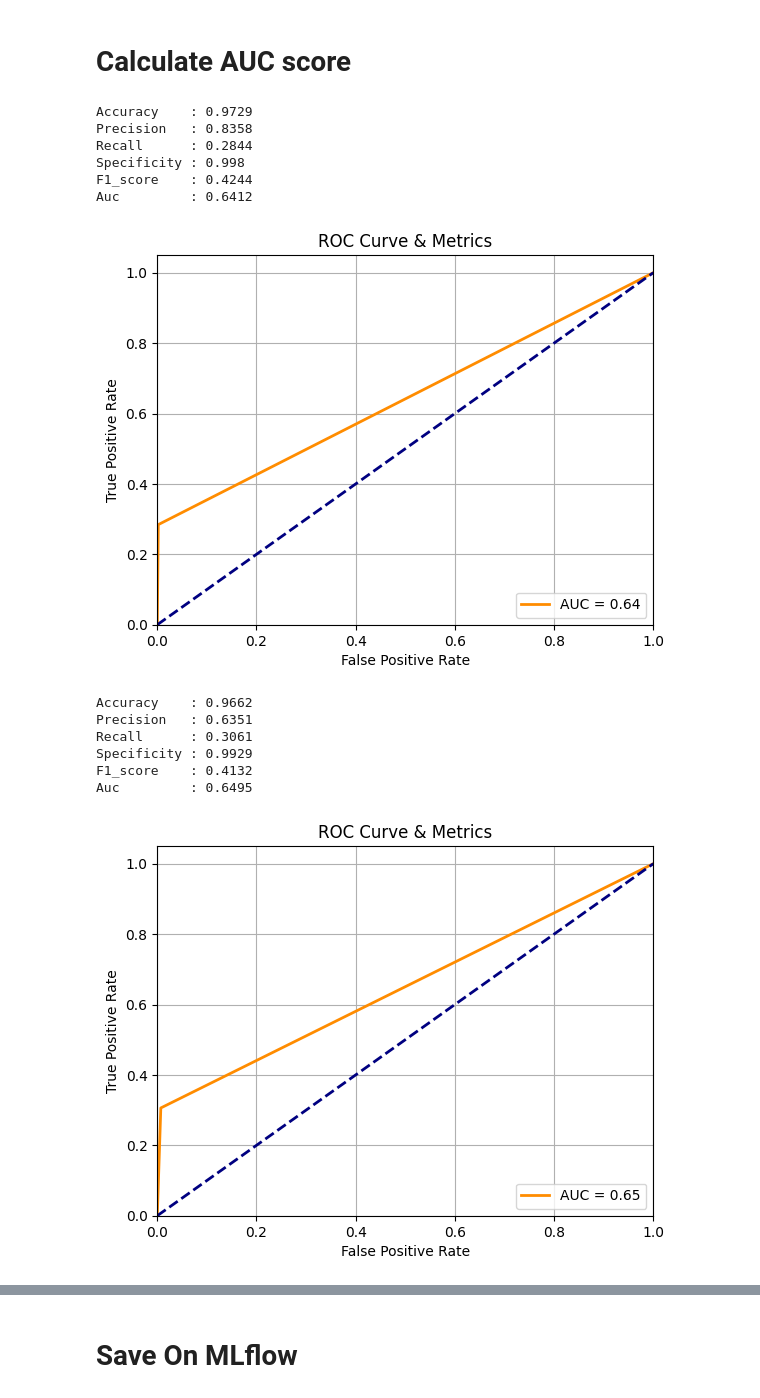
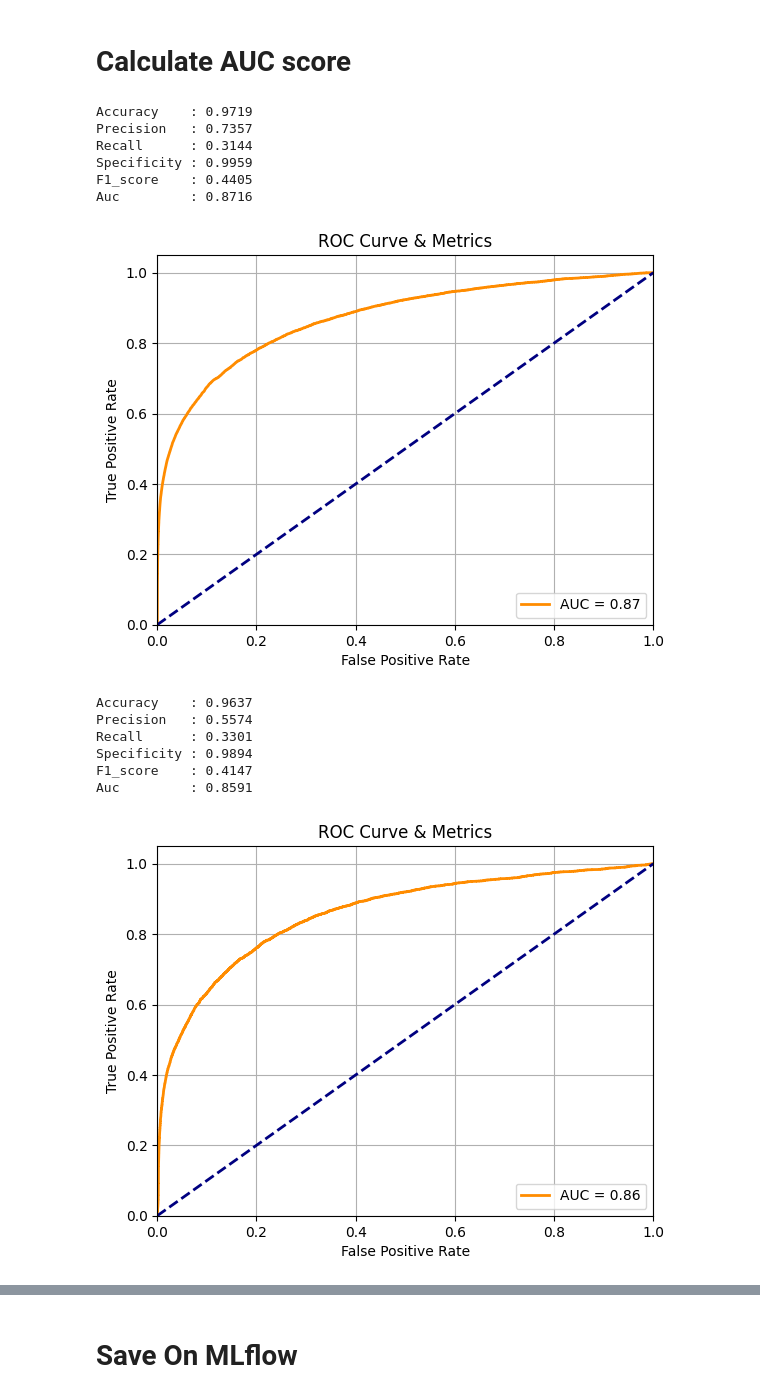
Before and after one commit to nmach22/Fraud-Detection-ml, a Jupyter notebook: model-experiment-logisticregression.ipynb, the cells around one changed output, grey strips where cells are left out. Cells and saved outputs as stored; diff of their text form; code cells hidden in the pictures.

Commit message:
Kaggle Notebook | model_experiment_LogisticRegression | imb pipeline

```diff
--- a/model-experiment-logisticregression.ipynb
+++ b/model-experiment-logisticregression.ipynb
@@ -233,8 +243,8 @@ class Preprocessor(BaseEstimator, TransformerMixin):
 
         return X_transformed
 # %%
-my_preprocessor = Preprocessor(categorical_columns, numerical_columns, columns_to_delete)
+# my_preprocessor = Preprocessor(categorical_columns, numerical_columns, columns_to_delete)
 
-my_preprocessor.fit(X_transaction_train_df, y_transaction_train_df)
-X_trans_train_transformed = my_preprocessor.transform(X_transaction_train_df)
-X_trans_test_transformed = my_preprocessor.transform(X_transaction_test_df)
+# my_preprocessor.fit(X_transaction_train_df, y_transaction_train_df)
+# X_trans_train_transformed = my_preprocessor.transform(X_transaction_train_df)
+# X_trans_test_transformed = my_preprocessor.transform(X_transaction_test_df)
@@ -247,12 +253,18 @@ X_trans_test_transformed = my_preprocessor.transform(X_transaction_test_df)
 # %%
 from sklearn.pipeline import Pipeline
+from imblearn.pipeline import Pipeline as ImbPipeline
+from imblearn.under_sampling import RandomUnderSampler
 from sklearn.preprocessing import StandardScaler
 from sklearn.linear_model import LogisticRegression
 
 model = LogisticRegression(max_iter=1700)
 preprocessor = Preprocessor(categorical_columns, numerical_columns, columns_to_delete)
 
-pipeline = Pipeline([
+sampler = RandomUnderSampler(random_state=42, sampling_strategy=0.2)
+
+# Imbalanced-learn pipeline
+pipeline = ImbPipeline(steps=[
+    ('undersampler', sampler),  # Undersampling step
     ('preprocess', preprocessor),
     ('scaler', StandardScaler()),
     ('model', model)
@@ -260,6 +272,6 @@ pipeline = Pipeline([
 
 pipeline.fit(X_transaction_train_df, y_transaction_train_df)
 
-preds_train = pipeline.predict(X_transaction_train_df)
-preds_val = pipeline.predict(X_transaction_val_df)
-preds_test = pipeline.predict(X_transaction_test_df)
+# preds_train = pipeline.predict(X_transaction_train_df)
+# preds_val = pipeline.predict(X_transaction_val_df)
+# preds_test = pipeline.predict(X_transaction_test_df)
@@ -266,3 +296,7 @@ preds_test = pipeline.predict(X_transaction_test_df)
+# %%
+preds_train = pipeline.predict_proba(X_transaction_train_df)[:, 1]
+preds_val = pipeline.predict_proba(X_transaction_val_df)[:, 1]
+preds_test = pipeline.predict_proba(X_transaction_test_df)[:, 1]
 # %% [markdown]
 # Calculate AUC score
 # %%
@@ -321,21 +355,21 @@ def plot_roc_and_get_metrics(y_true, y_pred_proba, threshold=0.5, title='ROC Cur
 
     return metrics
 # %%
-plot_roc_and_get_metrics(y_transaction_train_df, preds_train, threshold=0.5)
-plot_roc_and_get_metrics(y_transaction_val_df, preds_val, threshold=0.5)
-metrics_for_test_set = plot_roc_and_get_metrics(y_transaction_test_df, preds_test, threshold=0.5)
+plot_roc_and_get_metrics(y_transaction_train_df, preds_train, threshold=0.8)
+plot_roc_and_get_metrics(y_transaction_val_df, preds_val, threshold=0.8)
+metrics_for_test_set = plot_roc_and_get_metrics(y_transaction_test_df, preds_test, threshold=0.8)
 # %% [output]
-Accuracy    : 0.9729
-Precision   : 0.8358
-Recall      : 0.2844
-Specificity : 0.998
-F1_score    : 0.4244
-Auc         : 0.6412
+Accuracy    : 0.9719
+Precision   : 0.7357
+Recall      : 0.3144
+Specificity : 0.9959
+F1_score    : 0.4405
+Auc         : 0.8716
-[figure, old version]
+[figure, new version]
-Accuracy    : 0.9662
-Precision   : 0.6351
-Recall      : 0.3061
-Specificity : 0.9929
-F1_score    : 0.4132
-Auc         : 0.6495
+Accuracy    : 0.9637
+Precision   : 0.5574
+Recall      : 0.3301
+Specificity : 0.9894
+F1_score    : 0.4147
+Auc         : 0.8591
-[figure, old version]
+[figure, new version]
```
Also changed, not shown: parts of 25 cells of this notebook.
